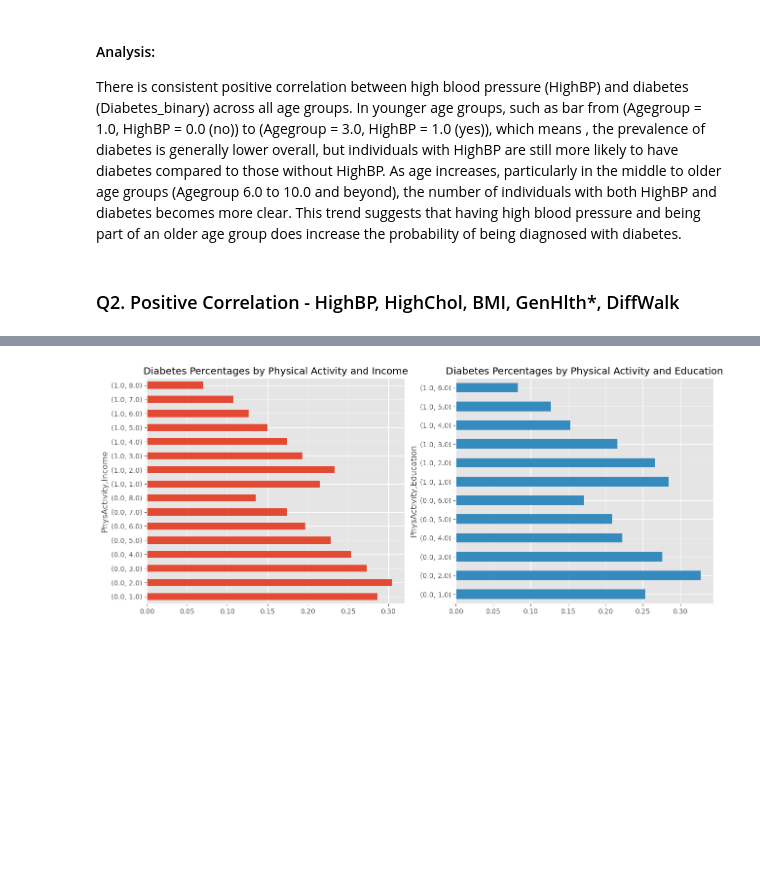
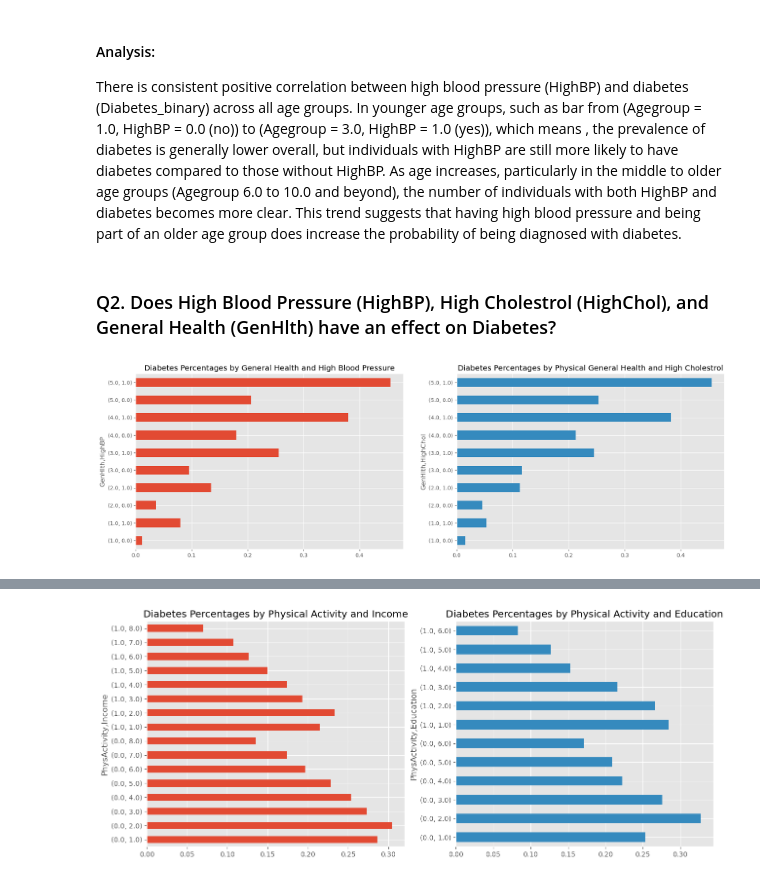
Before and after one commit to 48878679/CS-5324-Lab1, a Jupyter notebook: Lab1/Lab1.ipynb, the cells around one changed output, grey strips where cells are left out. Saved outputs shown, nothing was run; the diff lists cells and outputs as text; code cells hidden in the pictures; blank space fills up the shorter version.

```diff
--- a/Lab1/Lab1.ipynb
+++ b/Lab1/Lab1.ipynb
@@ -355,4 +355,29 @@ plt.show()
 
 There is consistent positive correlation between high blood pressure (HighBP) and diabetes (Diabetes_binary) across all age groups. In younger age groups, such as bar from (Agegroup = 1.0, HighBP = 0.0 (no)) to (Agegroup = 3.0, HighBP = 1.0 (yes)), which means , the prevalence of diabetes is generally lower overall, but individuals with HighBP are still more likely to have diabetes compared to those without HighBP. As age increases, particularly in the middle to older age groups (Agegroup 6.0 to 10.0 and beyond), the number of individuals with both HighBP and diabetes becomes more clear. This trend suggests that having high blood pressure and being part of an older age group does increase the probability of being diagnosed with diabetes.
 # %% [markdown]
-### Q2. Positive Correlation - HighBP, HighChol, BMI, GenHlth*, DiffWalk
+### Q2. Does High Blood Pressure (HighBP), High Cholestrol (HighChol), and General Health (GenHlth) have an effect on Diabetes?
+# %%
+# Q2 - Relationship between High Blood Pressure (HighBP), High Cholestrol (HighChol), General Health (GenHlth) and Diabetes (Diabetes_binary)
+
+# group the data
+df_grouped_1 = df_imputed.groupby(by=['GenHlth','HighBP'], observed=True)
+df_grouped_2 = df_imputed.groupby(by=['GenHlth','HighChol'], observed=True)
+
+# tabulate diabete rates of each group
+diabetes_rate_1 = df_grouped_1.Diabetes_binary.sum() / df_grouped_1.Diabetes_binary.count()
+diabetes_rate_2 = df_grouped_2.Diabetes_binary.sum() / df_grouped_2.Diabetes_binary.count()
+
+plt.figure(figsize=(20, 6))
+
+# plot
+plt.subplot(1, 2, 1)
+ax = diabetes_rate_1.plot(kind='barh', color='#e24a33')
+plt.title('Diabetes Percentages by General Health and High Blood Pressure')
+
+plt.subplot(1, 2, 2)
+ax = diabetes_rate_2.plot(kind='barh', color='#358abe')
+plt.title('Diabetes Percentages by Physical General Health and High Cholestrol')
+
+plt.show()
+# %% [output]
+[figure, added]
```
Also changed, not shown: parts of 4 cells of this notebook.
